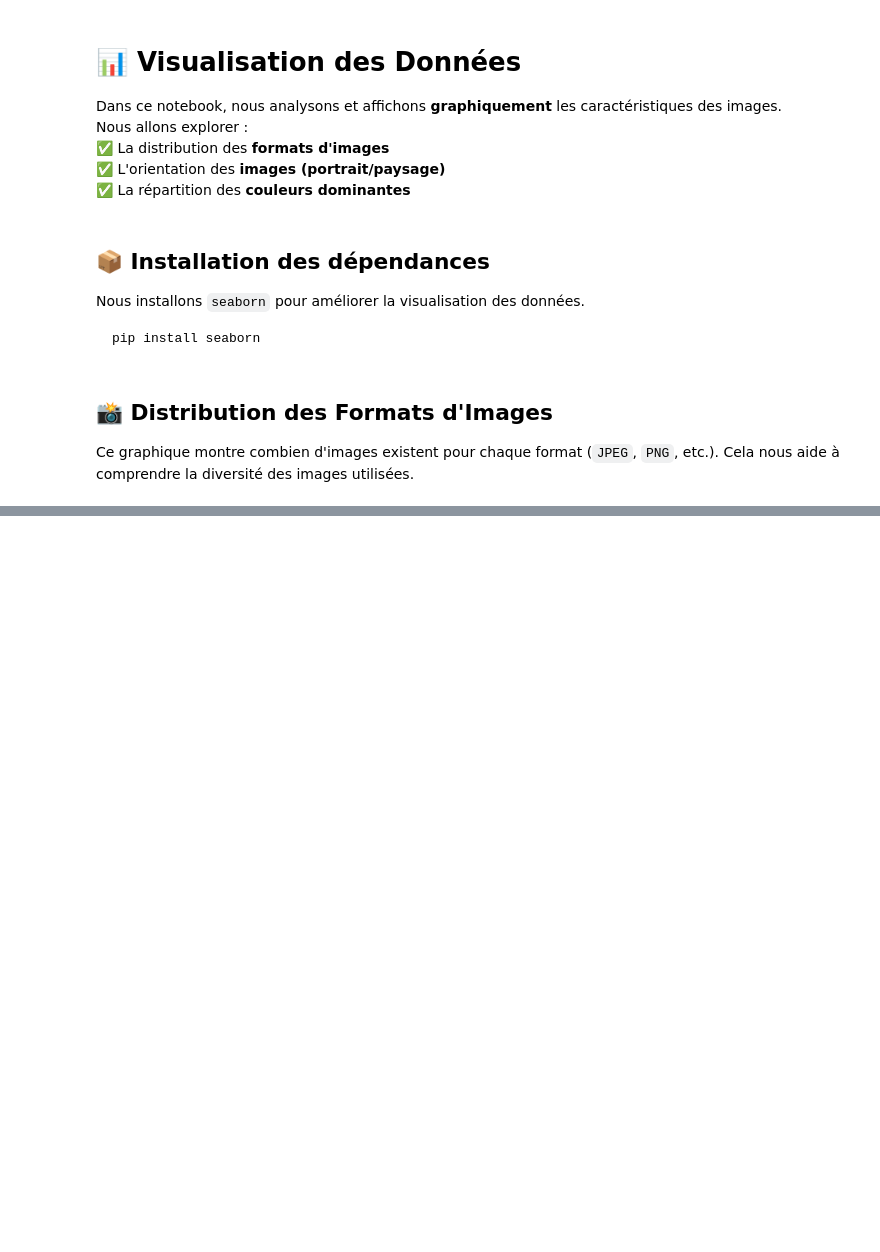
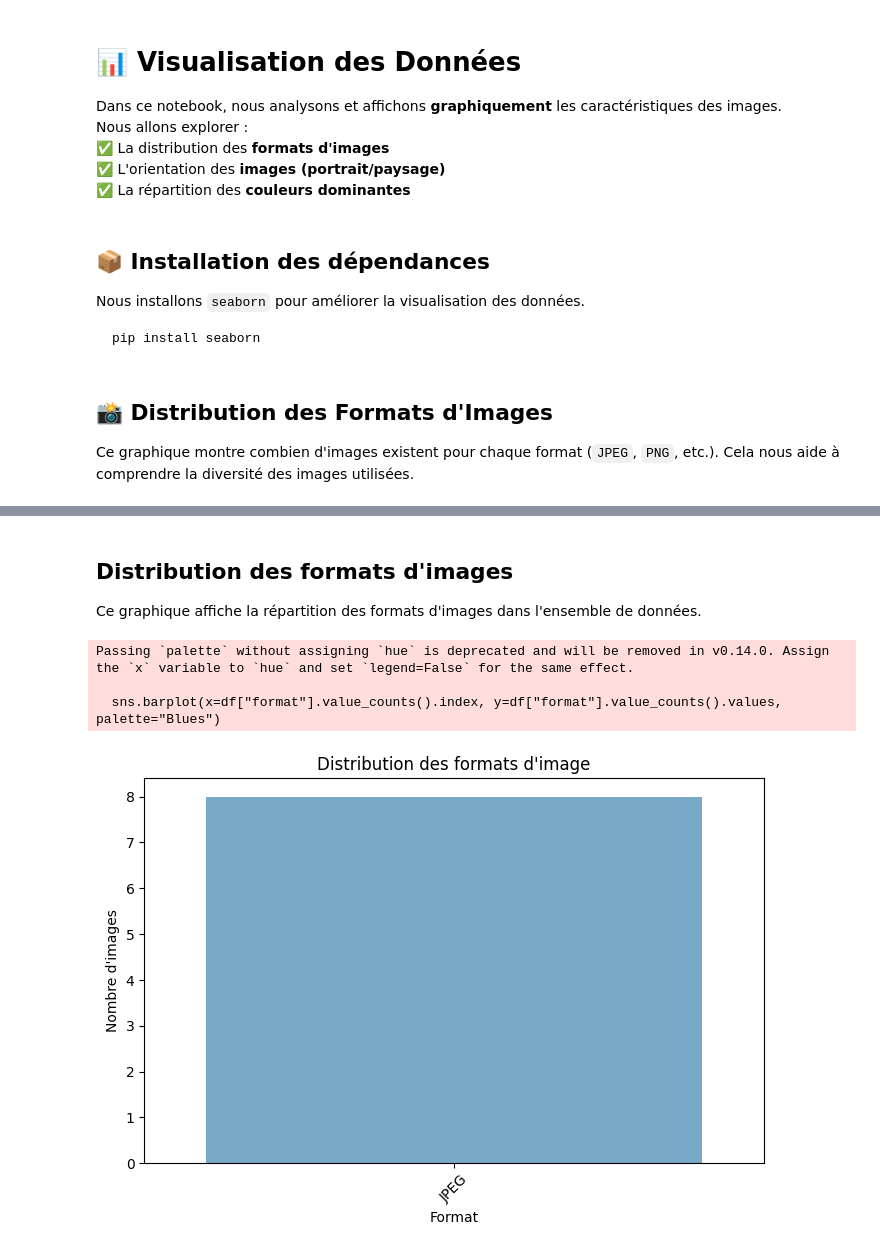
Before and after one commit to MaximeZoppini/TraitementDonneeMassiveProjet, a Jupyter notebook: visualization/visualization.ipynb, the cells around one changed output, grey strips where cells are left out. Drawn from its saved outputs; the diff is of its cells as text; code cells hidden in the pictures; blank space fills up the shorter version.

```diff
--- a/visualization/visualization.ipynb
+++ b/visualization/visualization.ipynb
@@ -22,11 +31,18 @@ import pandas as pd
 import matplotlib.pyplot as plt
 import seaborn as sns
 
-ANNOTATION_FILE = "annotations.json"
+ANNOTATION_FILE = "../data_collection/annotations.json"
 
-with open(ANNOTATION_FILE, "r") as f:
-    data = json.load(f)
+# Chargement des données
+try:
+    with open(ANNOTATION_FILE, "r") as f:
+        data = json.load(f)
+    print("Fichier chargé avec succès.")
+except FileNotFoundError:
+    print(f"Erreur : Le fichier {ANNOTATION_FILE} est introuvable.")
+    data = {}
 
+# Transformation des données en DataFrame
 df = pd.DataFrame([
     {
         "image": img,
@@ -39,27 +55,5 @@ df = pd.DataFrame([
     for img, details in data.items()
 ])
 
-plt.figure(figsize=(8, 5))
-df["format"].value_counts().plot(kind="bar", color="skyblue")
-plt.title("Distribution des formats d'image")
-plt.xlabel("Format")
-plt.ylabel("Nombre d'images")
-plt.show()
-
-plt.figure(figsize=(6, 4))
-df["orientation"].value_counts().plot(kind="bar", color=["blue", "orange"])
-plt.title("Orientation des images")
-plt.xlabel("Orientation")
-plt.ylabel("Nombre d'images")
-plt.show()
-
-color_counts = {}
-for colors in df["colors"]:
-    for color in colors:
-        color_counts[color] = color_counts.get(color, 0) + 1
-
-plt.figure(figsize=(8, 8))
-plt.pie(color_counts.values(), labels=color_counts.keys(), colors=color_counts.keys(), autopct='%1.1f%%')
-plt.title("Répartition des couleurs dominantes")
-plt.show()
+df.head()
 # %% [output]
@@ -68,0 +67,17 @@ plt.show()
+# %% [markdown]
+## Distribution des formats d'images
+
+Ce graphique affiche la répartition des formats d'images dans l'ensemble de données.
+# %%
+plt.figure(figsize=(8, 5))
+sns.barplot(x=df["format"].value_counts().index, y=df["format"].value_counts().values, palette="Blues")
+plt.title("Distribution des formats d'image")
+plt.xlabel("Format")
+plt.ylabel("Nombre d'images")
+plt.xticks(rotation=45)
+plt.show()
+# %% [output]
+Passing `palette` without assigning `hue` is deprecated and will be removed in v0.14.0. Assign the `x` variable to `hue` and set `legend=False` for the same effect.
+
+  sns.barplot(x=df["format"].value_counts().index, y=df["format"].value_counts().values, palette="Blues")
+[figure, added]
```
Also changed, not shown: parts of 6 cells of this notebook, 7 other files.
